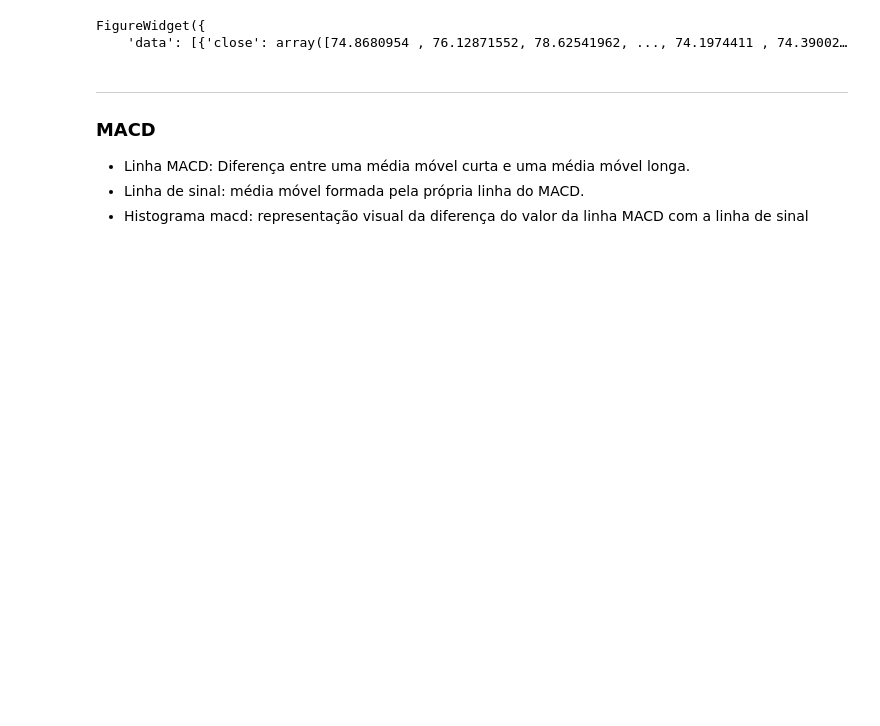
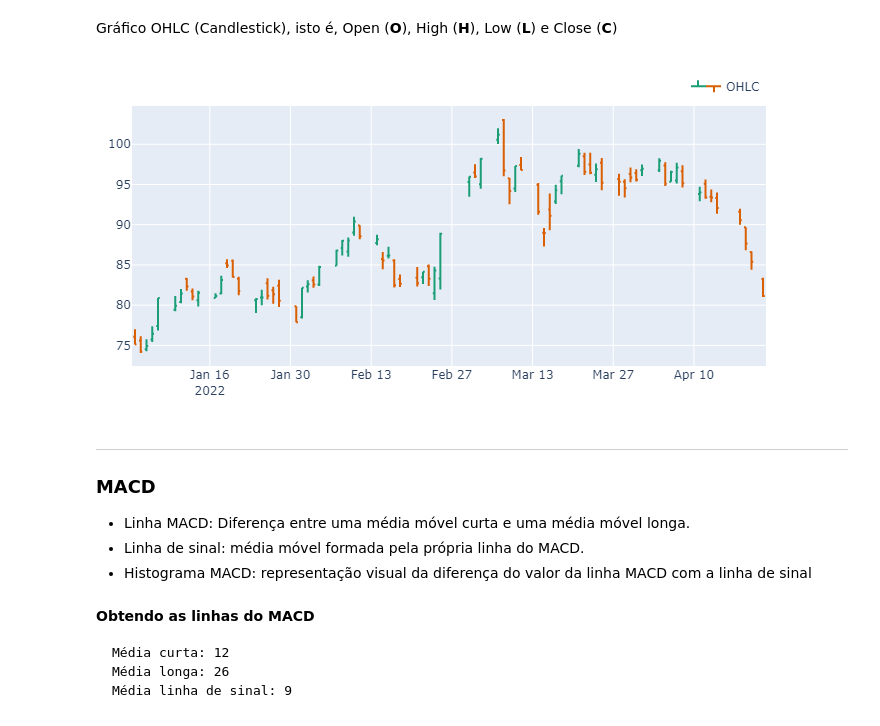
Before and after one commit to aceslima/python_vectorbt, a Jupyter notebook: MACD com Vectorbt.ipynb, the cells around one changed output. Cells and saved outputs as stored; diff of their text form; code cells hidden in the pictures; blank space fills up the shorter version.

Commit message:
ajustes nos plots

```diff
--- a/MACD com Vectorbt.ipynb
+++ b/MACD com Vectorbt.ipynb
@@ -19,9 +23,9 @@ dados.head(3)
+# %% [markdown]
+Gráfico OHLC (Candlestick), isto é, Open (**O**), High (**H**), Low (**L**) e Close (**C**)
 # %%
-# Plot: Open-high-low-close chart + volume
-dados['2021'].vbt.ohlcv.plot()
+dados['2022'].vbt.ohlcv.plot(show_volume=False).show_png()
 # %% [output]
-FigureWidget({
-    'data': [{'close': array([74.8680954 , 76.12871552, 78.62541962, ..., 74.1974411 , 74.39002…
+[figure, added]
 # %% [markdown]
 ***
 ### MACD
@@ -29,5 +33,5 @@ FigureWidget({
 
 - Linha MACD: Diferença entre uma média móvel curta e uma média móvel longa.
 - Linha de sinal: média móvel formada pela própria linha do MACD.
-- Histograma macd: representação visual da diferença do valor da linha MACD com a linha de sinal
+- Histograma MACD: representação visual da diferença do valor da linha MACD com a linha de sinal
 # %%
@@ -35 +39,7 @@ prices = dados['Close']
+# %% [markdown]
+**Obtendo as linhas do MACD**
+
+    Média curta: 12
+    Média longa: 26
+    Média linha de sinal: 9
 # %%
```
Also changed, not shown: parts of 33 cells of this notebook.
